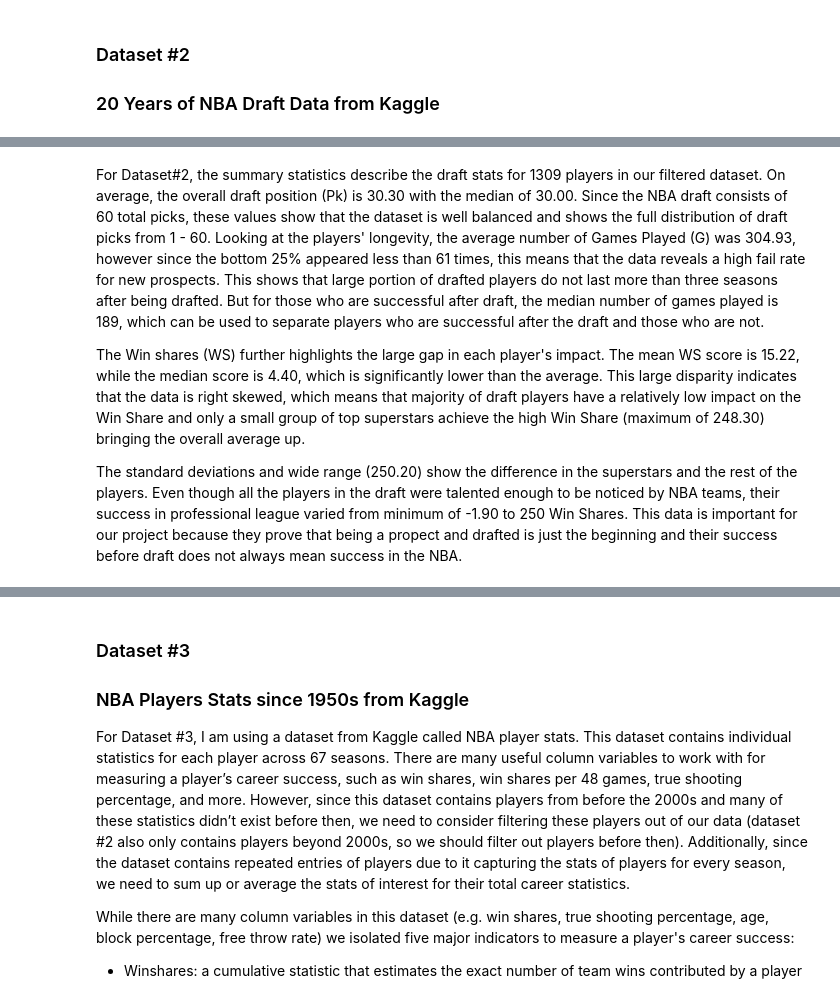
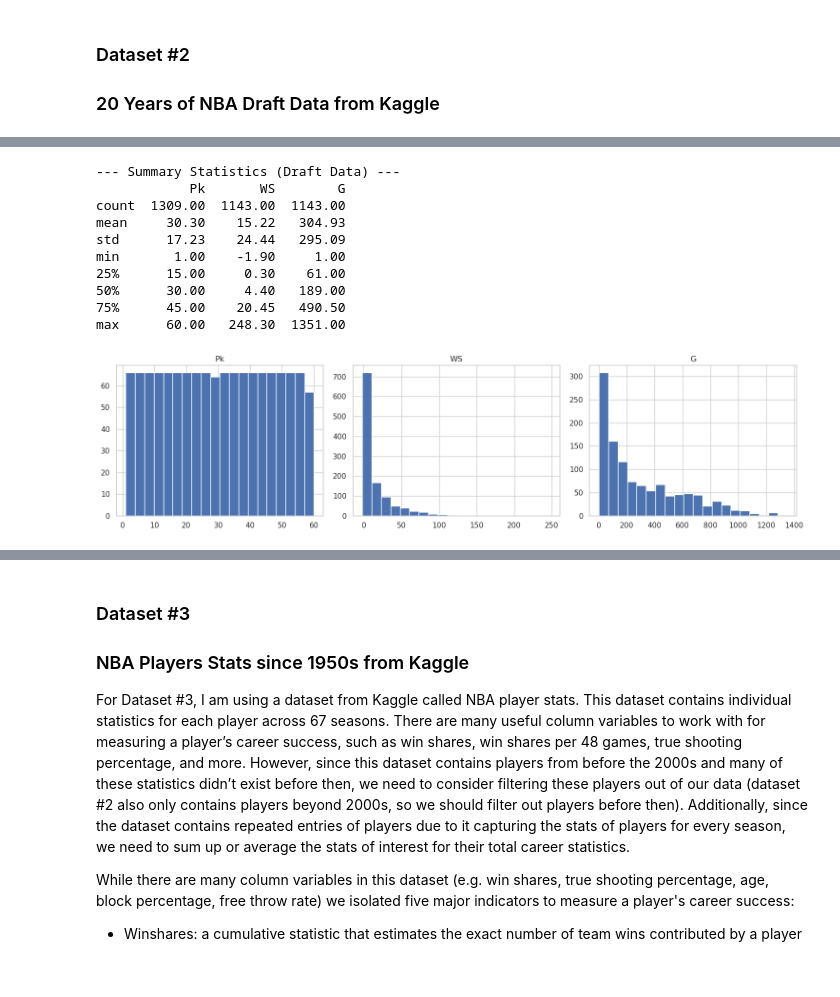
Before and after one commit to COGS108/Group010_WI26, a Jupyter notebook: 03-FinalProject.ipynb, the cells around one changed output, grey strips where cells are left out. Saved outputs shown, nothing was run; the diff lists cells and outputs as text; code cells hidden in the pictures; blank space fills up the shorter version.

```diff
--- a/03-FinalProject.ipynb
+++ b/03-FinalProject.ipynb
@@ -351 +219,3 @@ Dataset Shape: (1309, 8)
+# %%
+df2 = pd.read_csv('data/02-processed/dataset_2_draft_clean.csv')
 # %% [markdown]
@@ -378,6 +223,22 @@ Summary Statistics for NBA Draft Dataset (2000-2021)
-# %% [markdown]
-For Dataset#2, the summary statistics describe the draft stats for 1309 players in our filtered dataset. On average, the overall draft position (Pk) is 30.30 with the median of 30.00. Since the NBA draft consists of 60 total picks, these values show that the dataset is well balanced and shows the full distribution of draft picks from 1 - 60. Looking at the players' longevity, the average number of Games Played (G) was 304.93, however since the bottom 25% appeared less than 61 times, this means that the data reveals a high fail rate for new prospects. This shows that large portion of drafted players do not last more than three seasons after being drafted. But for those who are successful after draft, the median number of games played is 189, which can be used to separate players who are successful after the draft and those who are not.
-
-The Win shares (WS) further highlights the large gap in each player's impact. The mean WS score is 15.22, while the median score is 4.40, which is significantly lower than the average. This large disparity indicates that the data is right skewed, which means that majority of draft players have a relatively low impact on the Win Share and only a small group of top superstars achieve the high Win Share (maximum of 248.30) bringing the overall average up.
-
-The standard deviations and wide range (250.20) show the difference in the superstars and the rest of the players. Even though all the players in the draft were talented enough to be noticed by NBA teams, their success in professional league varied from minimum of -1.90 to 250 Win Shares. This data is important for our project because they prove that being a propect and drafted is just the beginning and their success before draft does not always mean success in the NBA.
+# %%
+df2_summary = df2[['Pk', 'WS', 'G']].describe().round(2)
+
+print("\n--- Summary Statistics (Draft Data) ---")
+print(df2_summary)
+print("\n")
+
+sns.set_theme(style="whitegrid")
+df2[['Pk', 'WS', 'G']].hist(bins=20, figsize=(15, 4), layout=(1, 3))
+plt.tight_layout()
+# %% [output]
+--- Summary Statistics (Draft Data) ---
+            Pk       WS        G
+count  1309.00  1143.00  1143.00
+mean     30.30    15.22   304.93
+std      17.23    24.44   295.09
+min       1.00    -1.90     1.00
+25%      15.00     0.30    61.00
+50%      30.00     4.40   189.00
+75%      45.00    20.45   490.50
+max      60.00   248.30  1351.00
+[figure, added]
```
Also changed, not shown: parts of 32 cells of this notebook, 1 other file.
